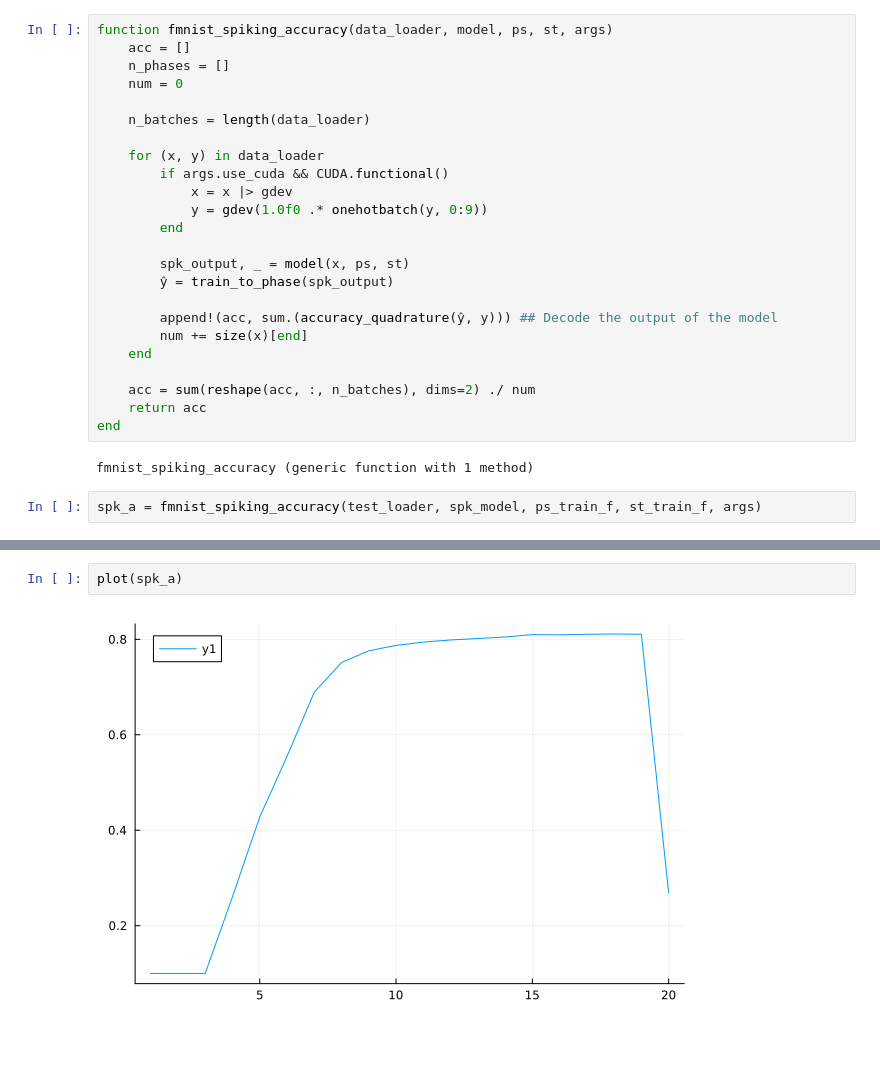
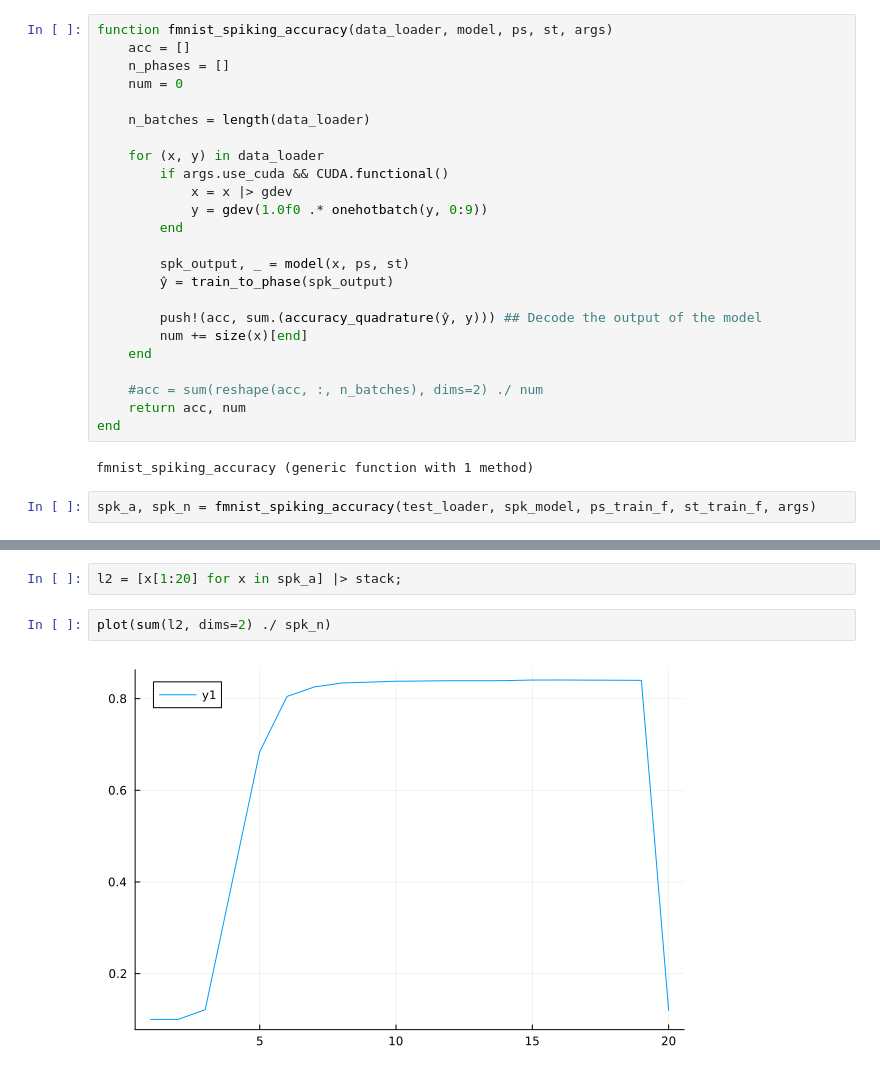
Before and after one commit to wilkieolin/PhasorNetworks.jl, a Jupyter notebook: demos/network fashionmnist conv.ipynb, the cells around one changed output, grey strips where cells are left out. Saved outputs shown, nothing was run; the diff lists cells and outputs as text; blank space fills up the shorter version.

```diff
--- a/demos/network fashionmnist conv.ipynb
+++ b/demos/network fashionmnist conv.ipynb
@@ -370,15 +371,15 @@ function fmnist_spiking_accuracy(data_loader, model, ps, st, args)
         spk_output, _ = model(x, ps, st)
         ŷ = train_to_phase(spk_output)
 
-        append!(acc, sum.(accuracy_quadrature(ŷ, y))) ## Decode the output of the model
+        push!(acc, sum.(accuracy_quadrature(ŷ, y))) ## Decode the output of the model
         num += size(x)[end]
     end
 
-    acc = sum(reshape(acc, :, n_batches), dims=2) ./ num
-    return acc
+    #acc = sum(reshape(acc, :, n_batches), dims=2) ./ num
+    return acc, num
 end
 # %% [output]
 fmnist_spiking_accuracy (generic function with 1 method)
 # %%
-spk_a = fmnist_spiking_accuracy(test_loader, spk_model, ps_train_f, st_train_f, args)
+spk_a, spk_n = fmnist_spiking_accuracy(test_loader, spk_model, ps_train_f, st_train_f, args)
 # %% [output]
@@ -402,4 +387,6 @@ spk_a = fmnist_spiking_accuracy(test_loader, spk_model, ps_train_f, st_train_f,
-# %%
-plot(spk_a)
-# %% [output]
-[figure, removed]
+# %%
+l2 = [x[1:20] for x in spk_a] |> stack;
+# %%
+plot(sum(l2, dims=2) ./ spk_n)
+# %% [output]
+[figure, added]
```
Also changed, not shown: parts of 17 cells of this notebook, 4 other files.
